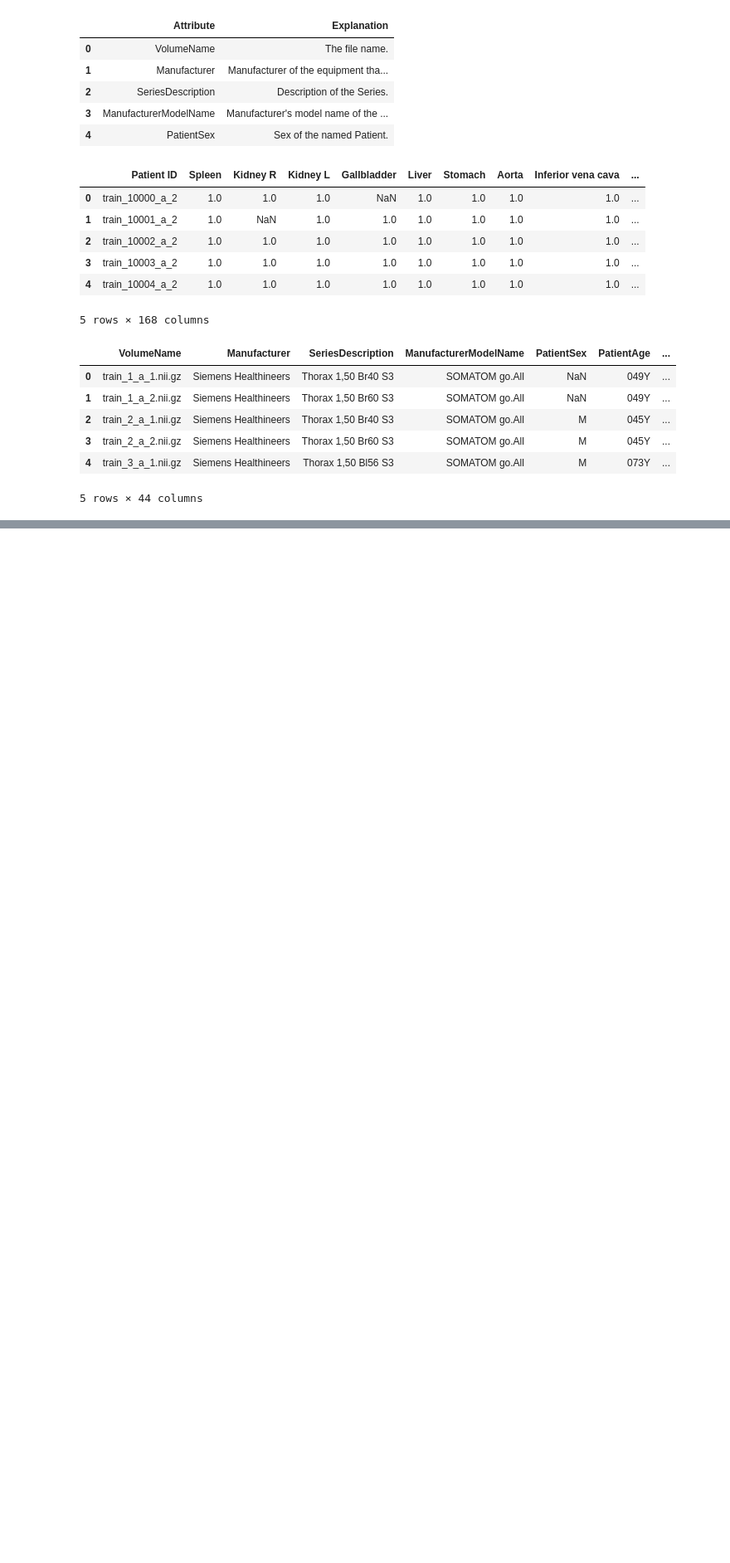
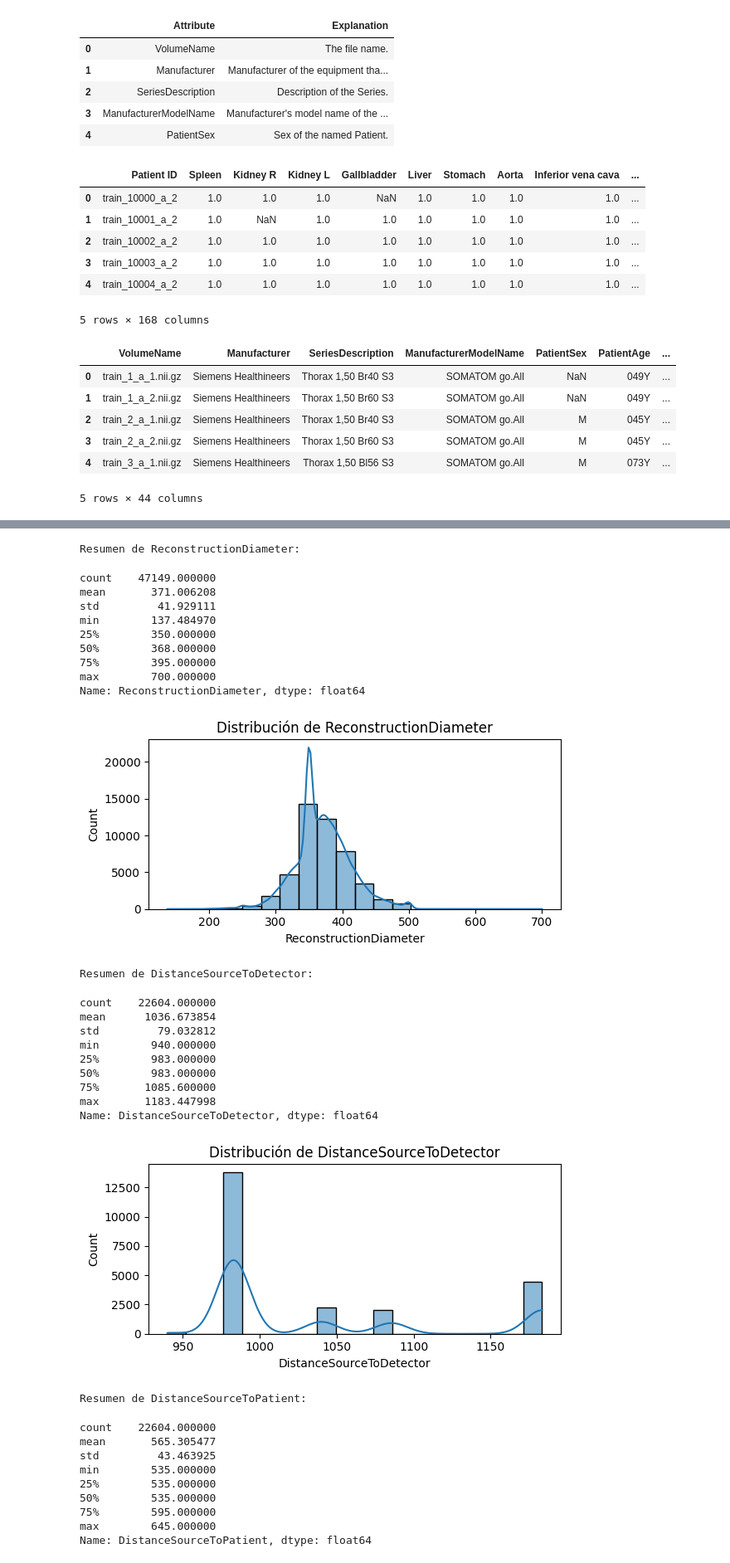
Before and after one commit to JeroHoyos/Reto-VLM3D-UNALMED, a Jupyter notebook: notebooks/otros_labels.ipynb, the cells around one changed output, grey strips where cells are left out. Shown: that part at 83% size. Cells and saved outputs as stored; diff of their text form; code cells hidden in the pictures; blank space fills up the shorter version.

```diff
--- a/notebooks/otros_labels.ipynb
+++ b/notebooks/otros_labels.ipynb
@@ -49,0 +203,62 @@ train_reports_df.head()
+# %%
+# 5) Parámetros
+candidatas_numericas = [
+    "ReconstructionDiameter", "DistanceSourceToDetector", "DistanceSourceToPatient",
+    "KVP", "SliceThickness", "SpacingBetweenSlices"
+]
+num_existentes = [c for c in candidatas_numericas if c in df_full.columns and pd.api.types.is_numeric_dtype(df_full[c])]
+
+for col in num_existentes:
+    print(f"\nResumen de {col}:")
+    display(df_full[col].describe())
+
+    plt.figure(figsize=(6,3))
+    sns.histplot(df_full[col].dropna(), bins=20, kde=True)
+    plt.title(f"Distribución de {col}")
+    plt.tight_layout()
+    plt.show()
+
+
+print("\nTop fabricantes:")
+display(df_full["Manufacturer"].value_counts().head(10))
+
+
+print("\nTop modelos:")
+display(df_full["ManufacturerModelName"].value_counts().head(10))
+
+
+print("\nTop SeriesDescription:")
+display(df_full["SeriesDescription"].value_counts().head(10))
+# %% [output]
+Resumen de ReconstructionDiameter:
+count    47149.000000
+mean       371.006208
+std         41.929111
+min        137.484970
+25%        350.000000
+50%        368.000000
+75%        395.000000
+max        700.000000
+Name: ReconstructionDiameter, dtype: float64
+[figure, added]
+Resumen de DistanceSourceToDetector:
+count    22604.000000
+mean      1036.673854
+std         79.032812
+min        940.000000
+25%        983.000000
+50%        983.000000
+75%       1085.600000
+max       1183.447998
+Name: DistanceSourceToDetector, dtype: float64
+[figure, added]
+Resumen de DistanceSourceToPatient:
+count    22604.000000
+mean       565.305477
+std         43.463925
+min        535.000000
+25%        535.000000
+50%        535.000000
+75%        595.000000
+max        645.000000
+Name: DistanceSourceToPatient, dtype: float64
```
Also changed, not shown: parts of 10 cells of this notebook.
